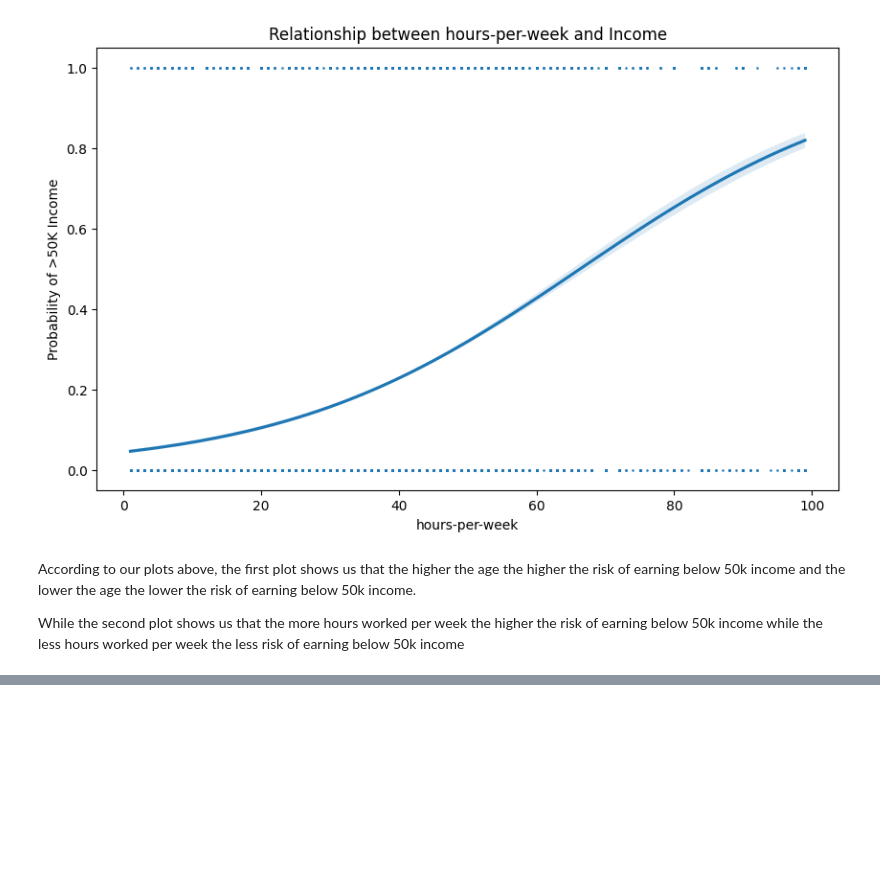
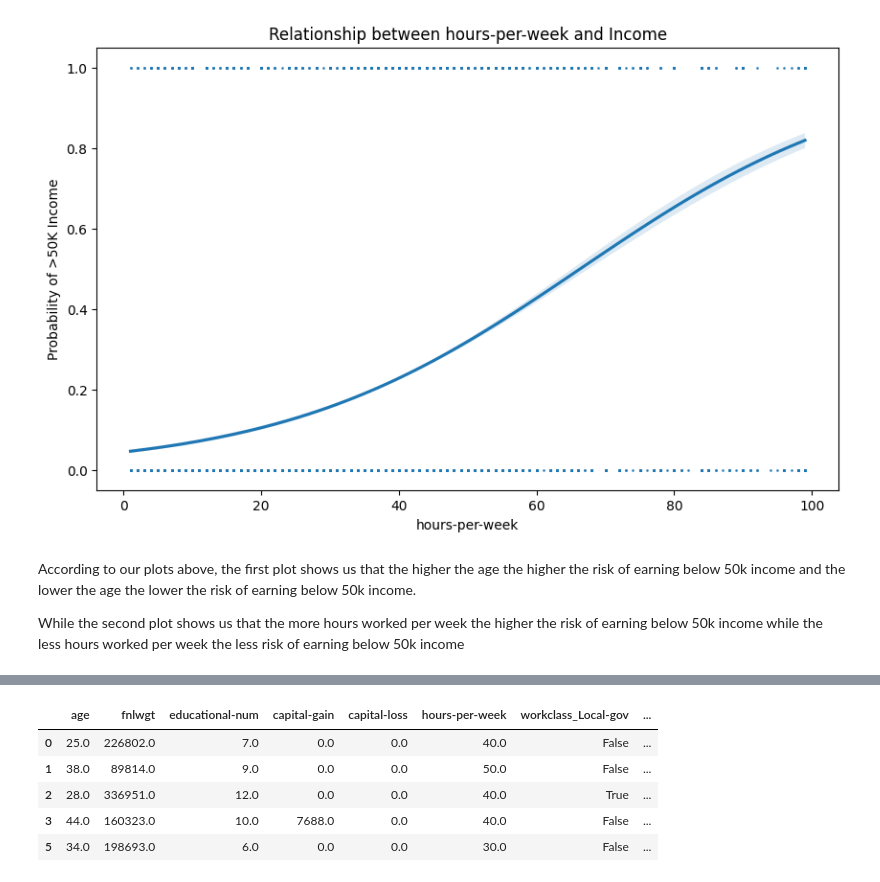
Before and after one commit to PRETTYMARTHA/Prediction-of-product-sales, a Jupyter notebook: Project_4_part_1.ipynb, the cells around one changed output, grey strips where cells are left out. Drawn from its saved outputs; the diff is of its cells as text; code cells hidden in the pictures; blank space fills up the shorter version.

```diff
--- a/Project_4_part_1.ipynb
+++ b/Project_4_part_1.ipynb
@@ -485,0 +559,9 @@ While the second plot shows us that the more hours worked per week the higher th
+# %%
+df.head()
+# %% [output]
+|  | age | fnlwgt | educational-num | capital-gain | capital-loss | hours-per-week | workclass_Local-gov | ... |
+| 0 | 25.0 | 226802.0 | 7.0 | 0.0 | 0.0 | 40.0 | False | ... |
+| 1 | 38.0 | 89814.0 | 9.0 | 0.0 | 0.0 | 50.0 | False | ... |
+| 2 | 28.0 | 336951.0 | 12.0 | 0.0 | 0.0 | 40.0 | True | ... |
+| 3 | 44.0 | 160323.0 | 10.0 | 7688.0 | 0.0 | 40.0 | False | ... |
+| 5 | 34.0 | 198693.0 | 6.0 | 0.0 | 0.0 | 30.0 | False | ... |
```
Also changed, not shown: parts of 23 cells of this notebook.
